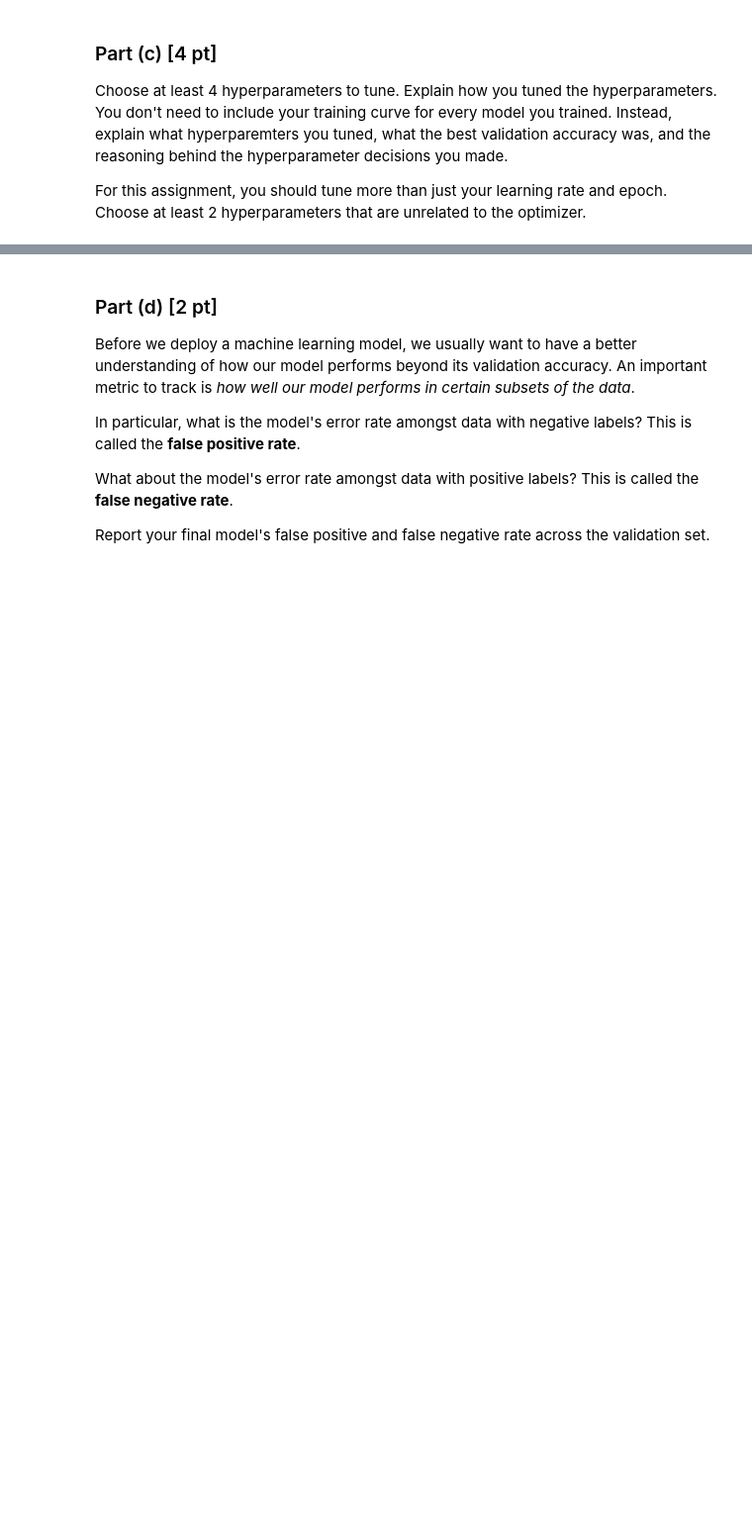
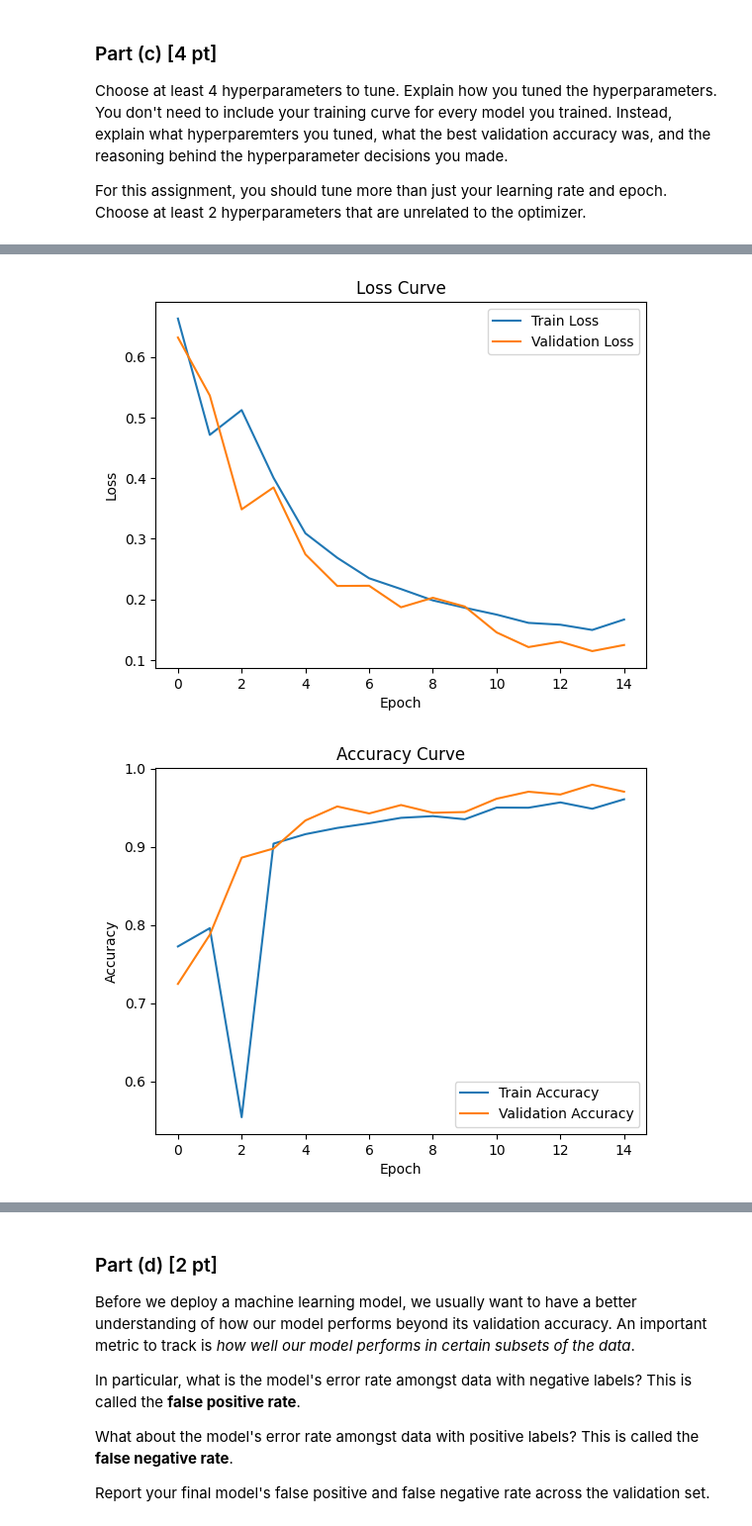
Before and after one commit to WilliamJWen/APS360, a Jupyter notebook: lab/Lab5_Spam_Detection.ipynb, the cells around one changed output, grey strips where cells are left out. Shown at 99% size. Drawn from its saved outputs; the diff is of its cells as text; code cells hidden in the pictures; blank space fills up the shorter version.

```diff
--- a/lab/Lab5_Spam_Detection.ipynb
+++ b/lab/Lab5_Spam_Detection.ipynb
@@ -335,0 +545,42 @@ Choose at least 2 hyperparameters that are unrelated to the optimizer.
+# %%
+# Max-Pool Concate Avg Pool over output array
+class MCASpamDetector(nn.Module):
+  def __init__(self, vocab_size, hidden_size=64, n_layers=1):
+    super(MCASpamDetector, self).__init__()
+
+    self.hidden_size = hidden_size
+    self.n_layers = n_layers
+
+    # identity matrix for generating one-hot vectors
+    self.ident = torch.eye(vocab_size)
+
+    self.rnn = nn.RNN(
+        input_size = vocab_size,
+        hidden_size = hidden_size,
+        num_layers = n_layers,
+        batch_first=True
+    )
+
+    # a fully connected layer that outputs one neuron
+    self.fc = nn.Linear(2 * hidden_size, 1)
+
+  def forward(self, x):
+    # Get One Hot Encoding
+    # this works element-wise
+    # replacing indices in x with corresponding row in identity matrix
+    x = self.ident[x]
+
+    # set an intial hidden space (this is okay for classification problem)
+    # [num_layers * num_directions, batch_size, hidden_space]
+    h0 = torch.zeros(self.n_layers, x.size(0), self.hidden_size, device=x.device) #an initial hidden state
+    out, hn = self.rnn(x, h0)
+    out = torch.cat([torch.max(out, dim=1)[0],
+                 torch.mean(out, dim=1)], dim=1)
+
+    # Linear Layer applied on maxpool
+    output = self.fc(out)
+
+    return output.squeeze(1)
+mca_model = MCASpamDetector(len(stoi))
+train_rnn_network(mca_model, train_loader, val_loader, num_epochs=15, learning_rate=1e-4)
+# %% [output]
@@ -335,0 +602,2 @@ Choose at least 2 hyperparameters that are unrelated to the optimizer.
+[figure, added]
+[figure, added]
```
Also changed, not shown: parts of 17 cells of this notebook.
